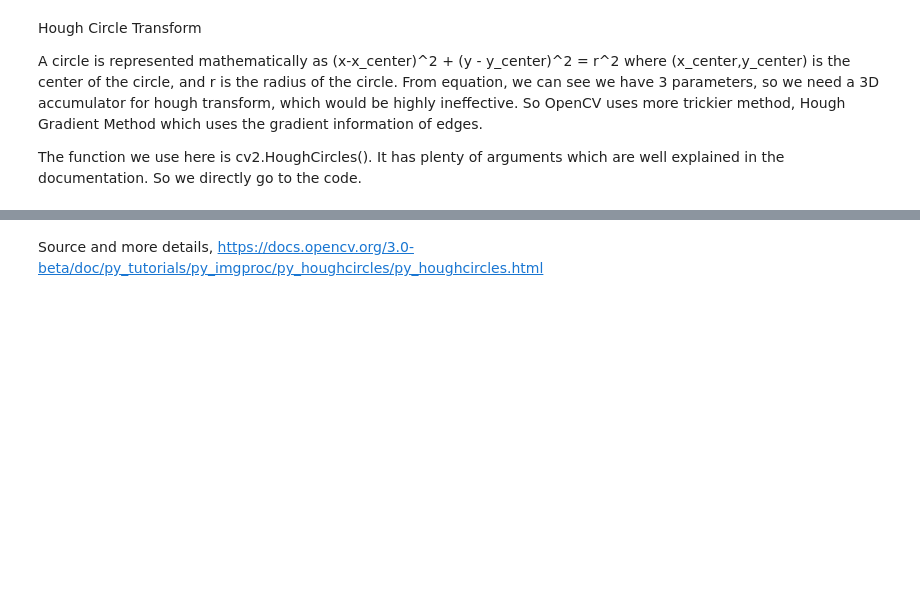
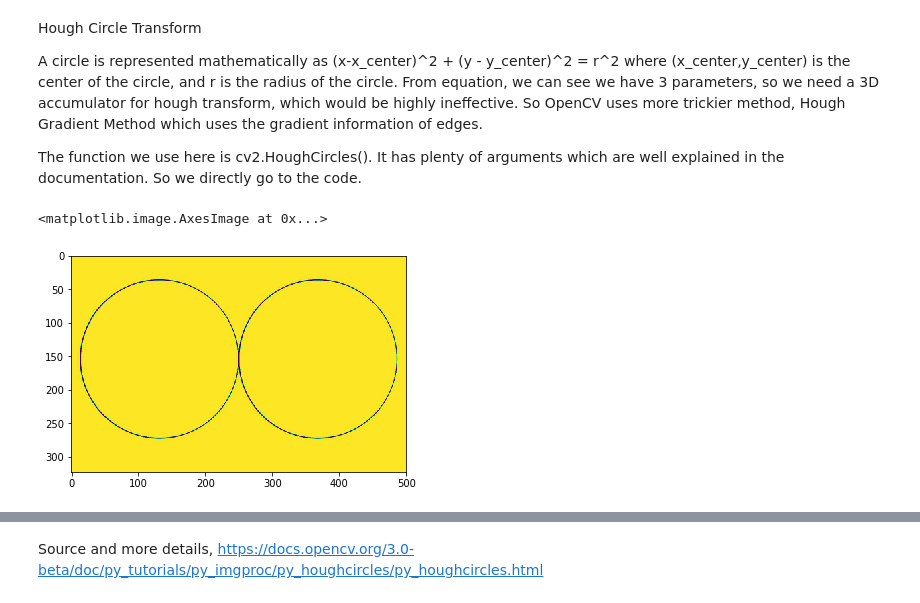
Before and after one commit to prtk418/OpenCV_fundamentals_python, a Jupyter notebook: Circle_Detection.ipynb, the cells around one changed output, grey strips where cells are left out. Cells and saved outputs as stored; diff of their text form; code cells hidden in the pictures; blank space fills up the shorter version.

```diff
--- a/Circle_Detection.ipynb
+++ b/Circle_Detection.ipynb
@@ -13,6 +13,11 @@ import matplotlib.pyplot as plt
 %matplotlib inline
 # %%
 #read image in grayscale mode,because medianBlur not working with RGB images
-image = cv2.imread('data/logo.jpg',1)
-image_8bit = cv2.imread('data/logo.jpg',0) #Hough transform processing wants 8-bit image
+image = cv2.imread('data/circles.jpg',1)
+image_8bit = cv2.imread('data/circles.jpg',0) #Hough transform processing wants 8-bit image
+# %%
+plt.imshow(image_8bit)
+# %% [output]
+<matplotlib.image.AxesImage at 0x...>
+[figure, added]
 # %%
```
Also changed, not shown: parts of 1 cell of this notebook, 2 other files.
